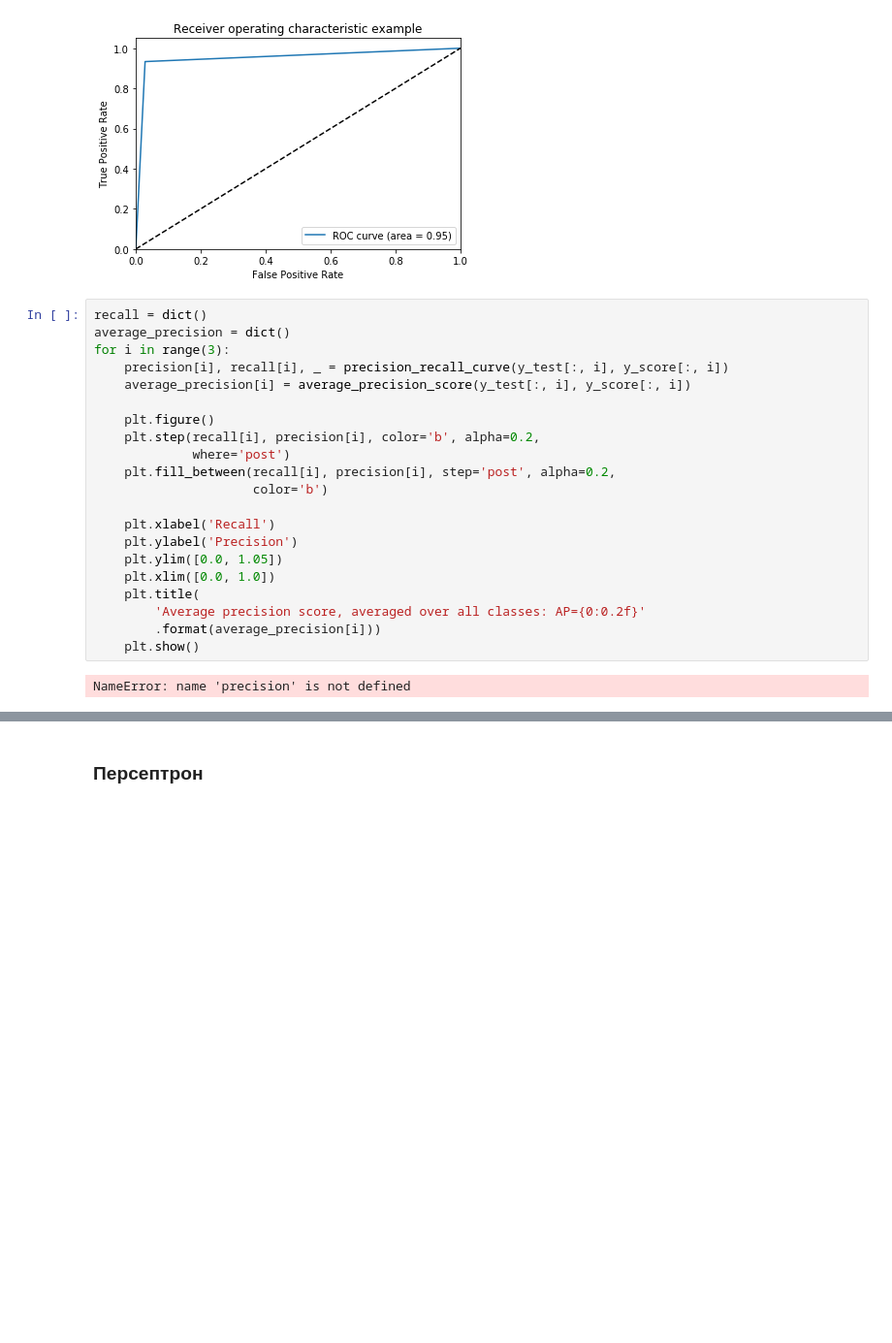
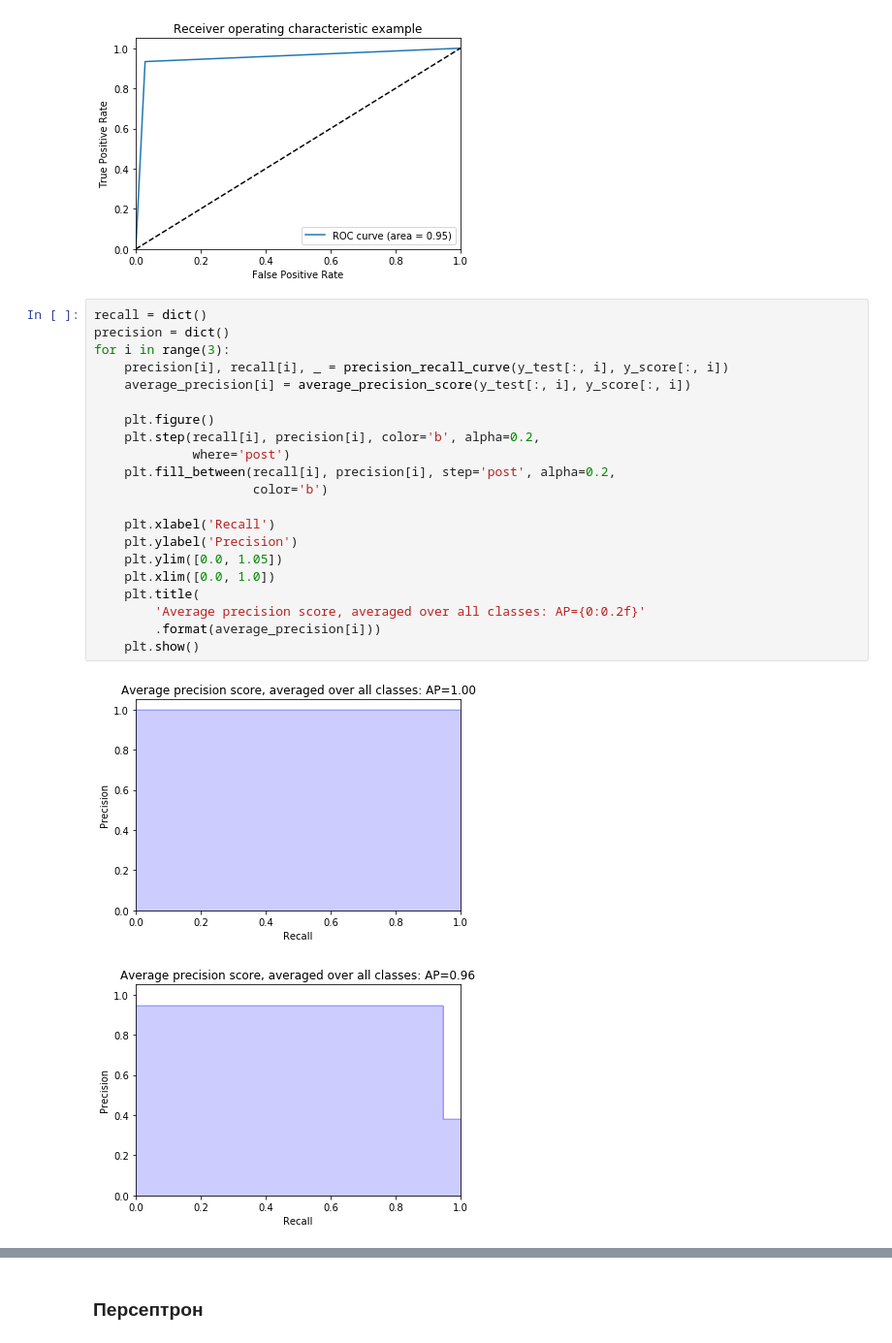
Before and after one commit to iagsav/ml_rob_nets_2020, a Jupyter notebook: ml/lab2/Мазенков/Mazenkov_Lab2.ipynb, the cells around one changed output, grey strips where cells are left out. Shown at 97% size. Saved outputs shown, nothing was run; the diff lists cells and outputs as text; blank space fills up the shorter version.

```diff
--- a/ml/lab2/Мазенков/Mazenkov_Lab2.ipynb
+++ b/ml/lab2/Мазенков/Mazenkov_Lab2.ipynb
@@ -221,24 +221,25 @@ for i in range(n_classes):
 [figure]
 # %%
 recall = dict()
-average_precision = dict()
+precision = dict()
 for i in range(3):
     precision[i], recall[i], _ = precision_recall_curve(y_test[:, i], y_score[:, i])
     average_precision[i] = average_precision_score(y_test[:, i], y_score[:, i])
 
     plt.figure()
     plt.step(recall[i], precision[i], color='b', alpha=0.2,
              where='post')
     plt.fill_between(recall[i], precision[i], step='post', alpha=0.2,
                      color='b')
 
     plt.xlabel('Recall')
     plt.ylabel('Precision')
     plt.ylim([0.0, 1.05])
     plt.xlim([0.0, 1.0])
     plt.title(
         'Average precision score, averaged over all classes: AP={0:0.2f}'
         .format(average_precision[i]))
     plt.show()
 # %% [output]
-NameError: name 'precision' is not defined
+[figure, added]
+[figure, added]
```
Also changed, not shown: parts of 1 cell of this notebook.
